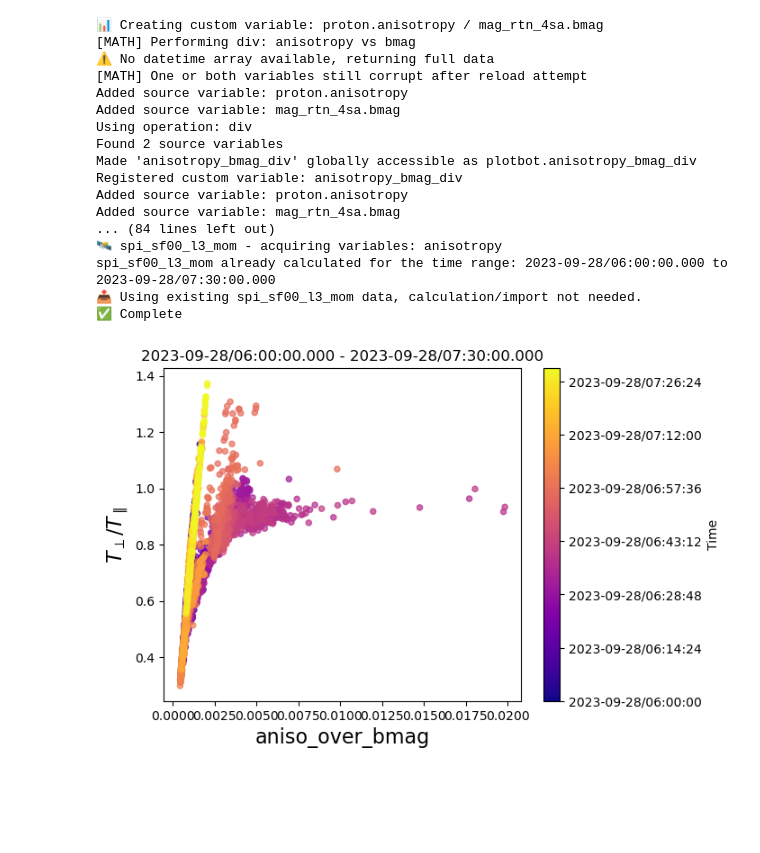
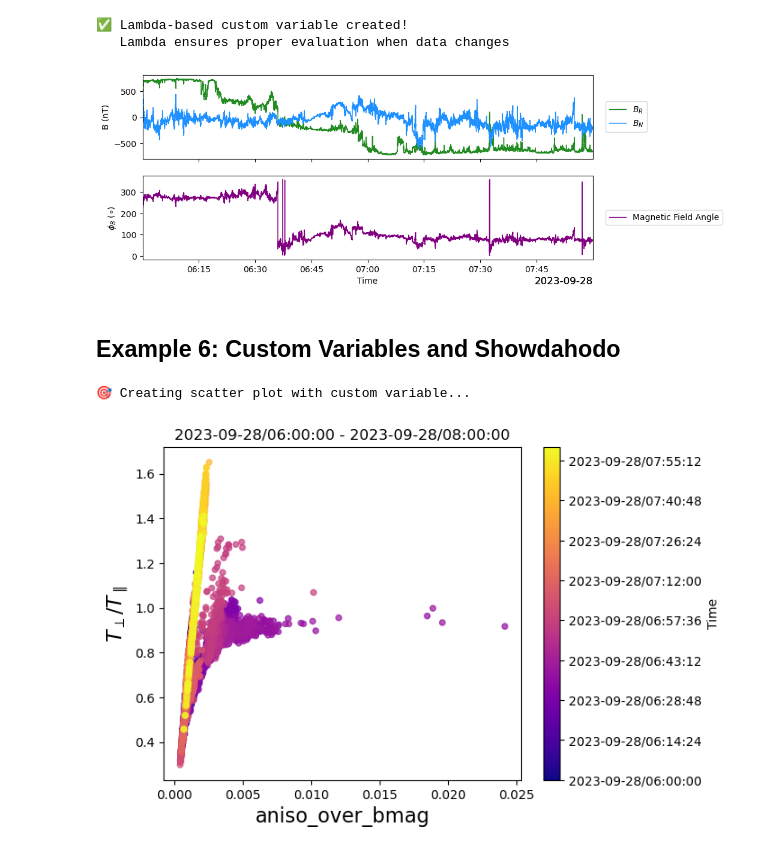
Before and after one commit to Sonified/Plotbot, a Jupyter notebook: example_notebooks/plotbot_custom_variable_examples.ipynb, the cells around one changed output. Saved outputs shown, nothing was run; the diff lists cells and outputs as text; code cells hidden in the pictures; blank space fills up the shorter version.

Commit message:
v3.67 feat: updated plotbot_custom_variable_examples.ipynb

```diff
--- a/example_notebooks/plotbot_custom_variable_examples.ipynb
+++ b/example_notebooks/plotbot_custom_variable_examples.ipynb
@@ -129,0 +39,14 @@ Successfully compared numpy datetime64 times, found 3090 indices.
+# %%
+# Define time range
+trange = ['2023-09-28/06:00:00', '2023-09-28/08:00:00']
+
+# Create a custom variable: temperature in kiloelectronvolts (keV)
+# This is automatically accessible as pb.temp_kev
+temp_kev = custom_variable('temp_kev', proton.temperature / 1000)
+
+# Set properties - could also do pb.temp_kev.color = 'red'
+temp_kev.legend_label = 'Temperature (keV)'
+temp_kev.color = 'red'
+
+# Plot original and custom variable
+plotbot(trange, proton.temperature, 1, temp_kev, 2)
@@ -130,37 +123,35 @@ Successfully compared numpy datetime64 times, found 3090 indices.
+# %%
+# Example: Magnetic field angle calculation
+import numpy as np
+
+# ✅ CORRECT: Use lambda for complex NumPy operations
+phi_B = custom_variable(
+    'phi_B',
+    lambda: np.degrees(np.arctan2(mag_rtn_4sa.br, mag_rtn_4sa.bn)) + 180
+)
+
+phi_B.y_label = r'$\phi_B \ (\circ)$'
+phi_B.color = 'purple'
+phi_B.legend_label = 'Magnetic Field Angle'
+
+print("✅ Lambda-based custom variable created!")
+print("   Lambda ensures proper evaluation when data changes")
+
+# Plot the angle with its source components
+plotbot(trange, mag_rtn_4sa.br, 1, mag_rtn_4sa.bn, 1, phi_B, 2)
+# %% [output]
+✅ Lambda-based custom variable created!
+   Lambda ensures proper evaluation when data changes
+[figure, added]
+# %% [markdown]
+## Example 6: Custom Variables and Showdahodo
 # %%
-# ## Example 2: Variable Division 🔢
-
-print("📊 Creating custom variable: proton.anisotropy / mag_rtn_4sa.bmag")
-
 # Create a classic ratio variable:
 aniso_over_bmag = custom_variable('aniso_over_bmag', proton.anisotropy / mag_rtn_4sa.bmag)
 
-print(f"✅ Custom variable created: {aniso_over_bmag.subclass_name}")
-
-# Customize appearance
-aniso_over_bmag.color = 'blue'
-aniso_over_bmag.line_width = 2
-aniso_over_bmag.legend_label = 'Anisotropy / B_mag'
-
 # Create a scatter plot using showdahodo
 print("🎯 Creating scatter plot with custom variable...")
-showdahodo(trange, aniso_over_bmag, proton.anisotropy)
+showdahodo(trange, aniso_over_bmag, proton.anisotropy);
 # %% [output]
-📊 Creating custom variable: proton.anisotropy / mag_rtn_4sa.bmag
-[MATH] Performing div: anisotropy vs bmag
-⚠️ No datetime array available, returning full data
-[MATH] One or both variables still corrupt after reload attempt
-Added source variable: proton.anisotropy
-Added source variable: mag_rtn_4sa.bmag
-Using operation: div
-Found 2 source variables
-Made 'anisotropy_bmag_div' globally accessible as plotbot.anisotropy_bmag_div
-Registered custom variable: anisotropy_bmag_div
-Added source variable: proton.anisotropy
-Added source variable: mag_rtn_4sa.bmag
-... (84 lines left out)
-🛰️ spi_sf00_l3_mom - acquiring variables: anisotropy
-spi_sf00_l3_mom already calculated for the time range: 2023-09-28/06:00:00.000 to 2023-09-28/07:30:00.000
-📤 Using existing spi_sf00_l3_mom data, calculation/import not needed.
-✅ Complete
+🎯 Creating scatter plot with custom variable...
-[figure, old version]
+[figure, new version]
```
Also changed, not shown: parts of 20 cells of this notebook, 12 other files.
